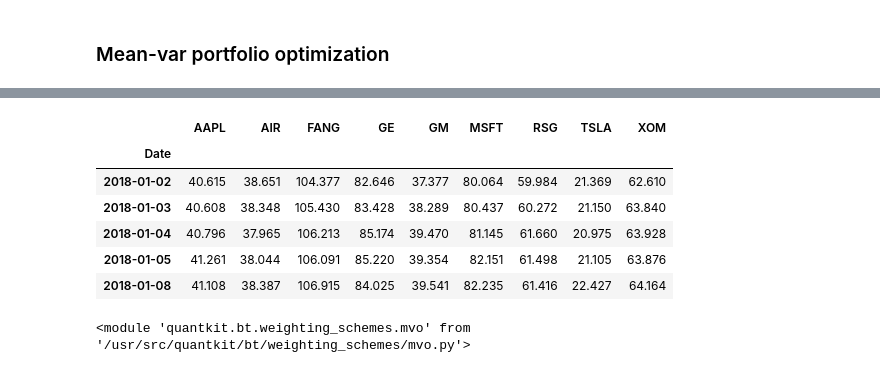
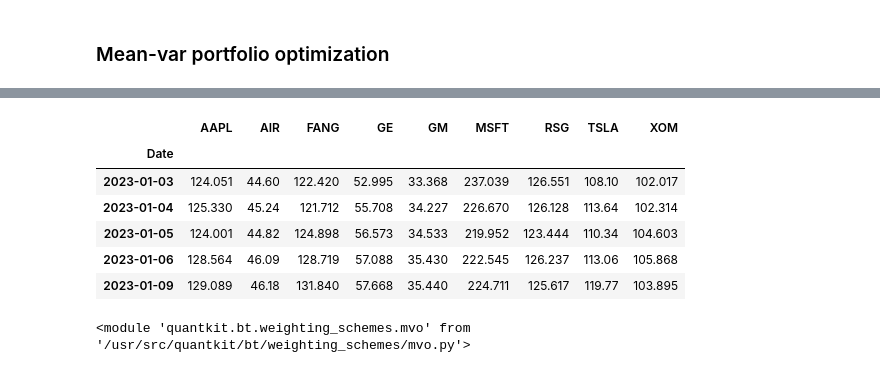
Before and after one commit to mohitbgupta-tcw/quantkit, a Jupyter notebook: notebooks/greg/scratch.ipynb, the cells around one changed output, grey strips where cells are left out. Saved outputs shown, nothing was run; the diff lists cells and outputs as text; code cells hidden in the pictures.

```diff
--- a/notebooks/greg/scratch.ipynb
+++ b/notebooks/greg/scratch.ipynb
@@ -290,10 +295,15 @@ res.get_positions()
 # %% [markdown]
 ### Mean-var portfolio optimization
 # %%
+names = ['AAPL', 'MSFT', 'TSLA', 'GM', 'GE', 'RSG', 'XOM', 'AIR', 'FANG']
+
+start_date = '2023-01-01'
+end_date = '2024-05-13'
+
 df = quandl_data_loader.get_price_data(
-    ['AAPL', 'MSFT', 'TSLA', 'GM', 'GE', 'RSG', 'XOM', 'AIR', 'FANG'],
-    start_date="2018-01-01",
-    end_date="2024-05-13"
+    names,
+    start_date=start_date,
+    end_date=end_date
 )
 
 df = df.pivot(index='date', columns='ticker', values='closeadj')
@@ -309,10 +319,10 @@ df.head()
 |  | AAPL | AIR | FANG | GE | GM | MSFT | RSG | TSLA | XOM |
 | Date |  |  |  |  |  |  |  |  |  |
-| 2018-01-02 | 40.615 | 38.651 | 104.377 | 82.646 | 37.377 | 80.064 | 59.984 | 21.369 | 62.610 |
-| 2018-01-03 | 40.608 | 38.348 | 105.430 | 83.428 | 38.289 | 80.437 | 60.272 | 21.150 | 63.840 |
-| 2018-01-04 | 40.796 | 37.965 | 106.213 | 85.174 | 39.470 | 81.145 | 61.660 | 20.975 | 63.928 |
-| 2018-01-05 | 41.261 | 38.044 | 106.091 | 85.220 | 39.354 | 82.151 | 61.498 | 21.105 | 63.876 |
-| 2018-01-08 | 41.108 | 38.387 | 106.915 | 84.025 | 39.541 | 82.235 | 61.416 | 22.427 | 64.164 |
+| 2023-01-03 | 124.051 | 44.60 | 122.420 | 52.995 | 33.368 | 237.039 | 126.551 | 108.10 | 102.017 |
+| 2023-01-04 | 125.330 | 45.24 | 121.712 | 55.708 | 34.227 | 226.670 | 126.128 | 113.64 | 102.314 |
+| 2023-01-05 | 124.001 | 44.82 | 124.898 | 56.573 | 34.533 | 219.952 | 123.444 | 110.34 | 104.603 |
+| 2023-01-06 | 128.564 | 46.09 | 128.719 | 57.088 | 35.430 | 222.545 | 126.237 | 113.06 | 105.868 |
+| 2023-01-09 | 129.089 | 46.18 | 131.840 | 57.668 | 35.440 | 224.711 | 125.617 | 119.77 | 103.895 |
 # %%
 from importlib import reload
 reload(bt)
```
Also changed, not shown: parts of 11 cells of this notebook.
